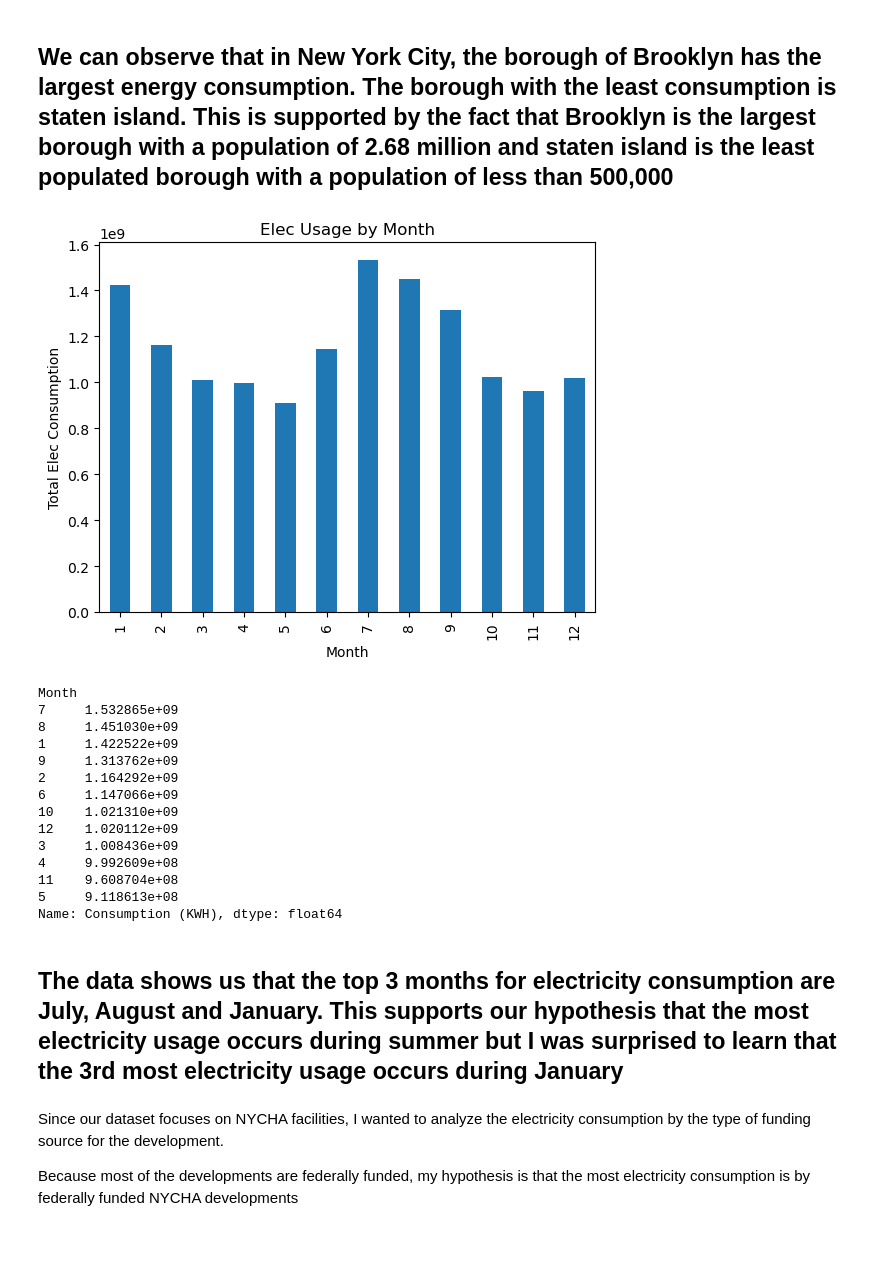
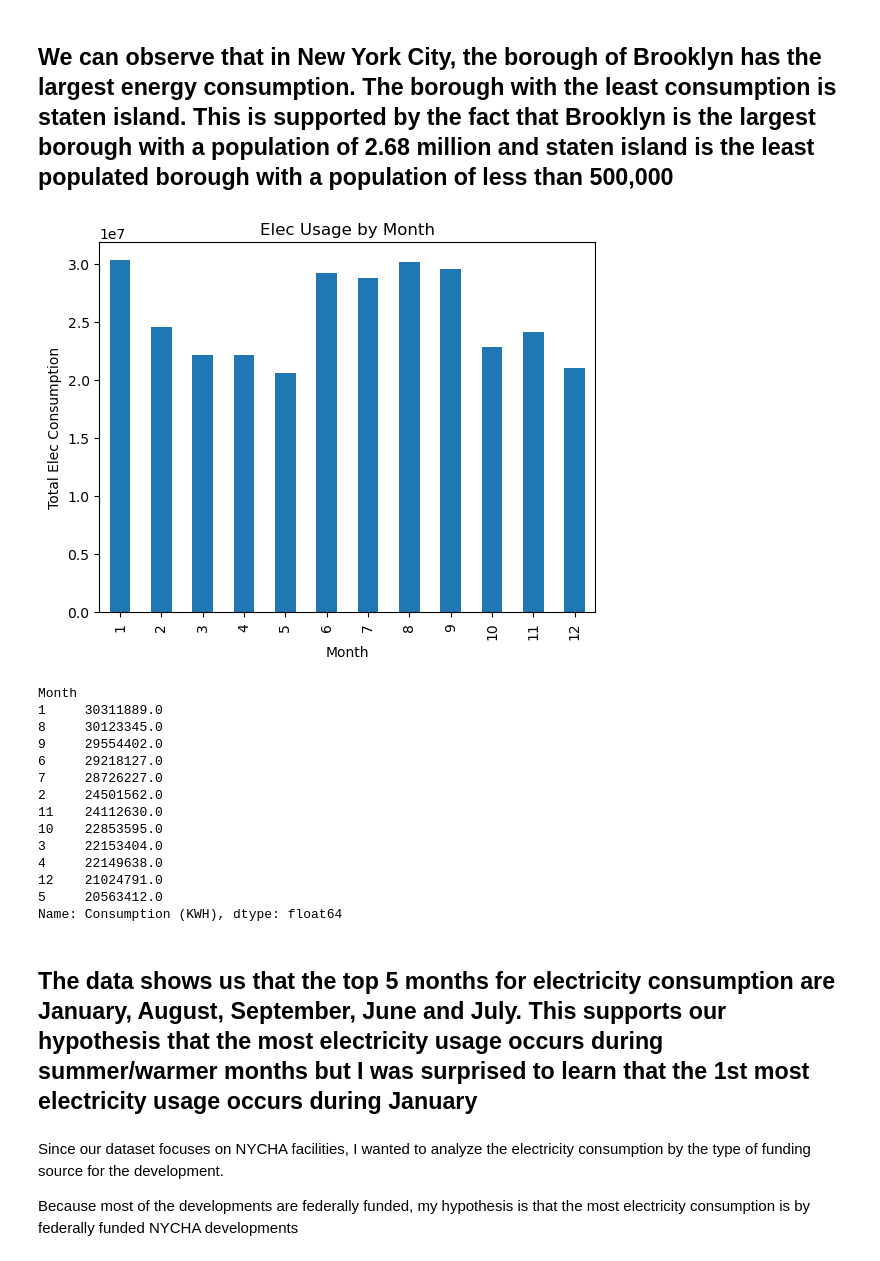
Before and after one commit to HarryBoy127/initial_energy_NewYorkCity, a Jupyter notebook: Notebooks/EDA.ipynb, the cells around one changed output. Drawn from its saved outputs; the diff is of its cells as text; code cells hidden in the pictures.

```diff
--- a/Notebooks/EDA.ipynb
+++ b/Notebooks/EDA.ipynb
@@ -185,40 +185,40 @@ Borough_Consumption.plot.bar()
 # %%
 #Converting revenue month to datetime so i can extract the month and analyze which months the most elec is being used
 #My Hypothesis is that the most electricity would have been used in the summer months
 
-df["Revenue Month"] = pd.to_datetime(df["Revenue Month"])
+Sample_df["Revenue Month"] = pd.to_datetime(Sample_df["Revenue Month"])
 
 #Extracting the month column
-df["Month"] = df["Revenue Month"].dt.month
+Sample_df["Month"] = Sample_df["Revenue Month"].dt.month
 
 #Grouping the data by month
 #Finding the total elec consumption
-Monthly_Con = df.groupby("Month")["Consumption (KWH)"].sum()
+Monthly_Con = Sample_df.groupby("Month")["Consumption (KWH)"].sum()
 
 Monthly_Con.plot(kind = "bar" , xlabel = "Month" , ylabel ="Total Elec Consumption" , title = "Elec Usage by Month")
 
 plt.show()
 # %% [output]
-[figure, old version]
+[figure, new version]
 # %%
 Monthly_Con.sort_values(ascending=False)
 # %% [output]
 Month
-7     1.532865e+09
-8     1.451030e+09
-1     1.422522e+09
-9     1.313762e+09
-2     1.164292e+09
-6     1.147066e+09
-10    1.021310e+09
-12    1.020112e+09
-3     1.008436e+09
-4     9.992609e+08
-11    9.608704e+08
-5     9.118613e+08
+1     30311889.0
+8     30123345.0
+9     29554402.0
+6     29218127.0
+7     28726227.0
+2     24501562.0
+11    24112630.0
+10    22853595.0
+3     22153404.0
+4     22149638.0
+12    21024791.0
+5     20563412.0
 Name: Consumption (KWH), dtype: float64
 # %% [markdown]
-## The data shows us that the top 3 months for electricity consumption are July, August and January. This supports our hypothesis that the most electricity usage occurs during summer but I was surprised to learn that the 3rd most electricity usage occurs during January
+## The data shows us that the top 5 months for electricity consumption are January, August, September, June and July. This supports our hypothesis that the most electricity usage occurs during summer/warmer months but I was surprised to learn that the 1st most electricity usage occurs during January
 # %% [markdown]
 Since our dataset focuses on NYCHA facilities, I wanted to analyze the electricity consumption by the type of funding source for the development.
 
```
Also changed, not shown: parts of 5 cells of this notebook.
